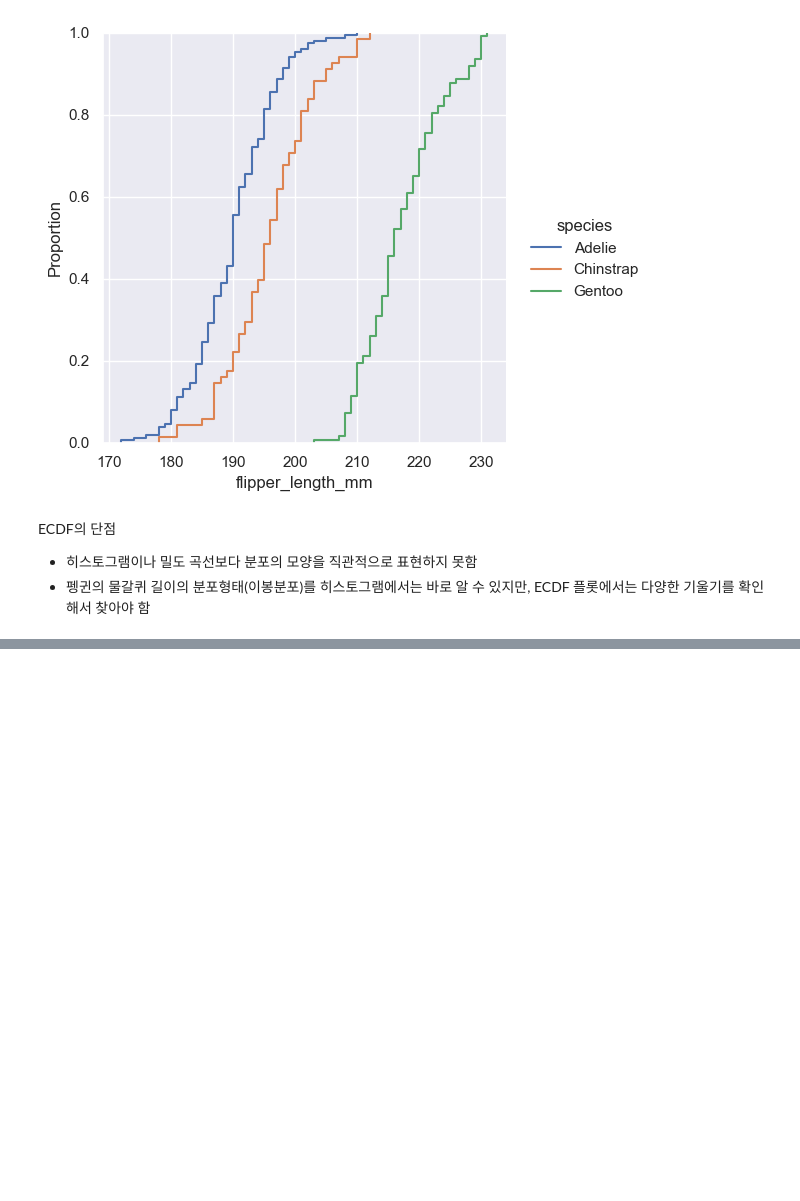
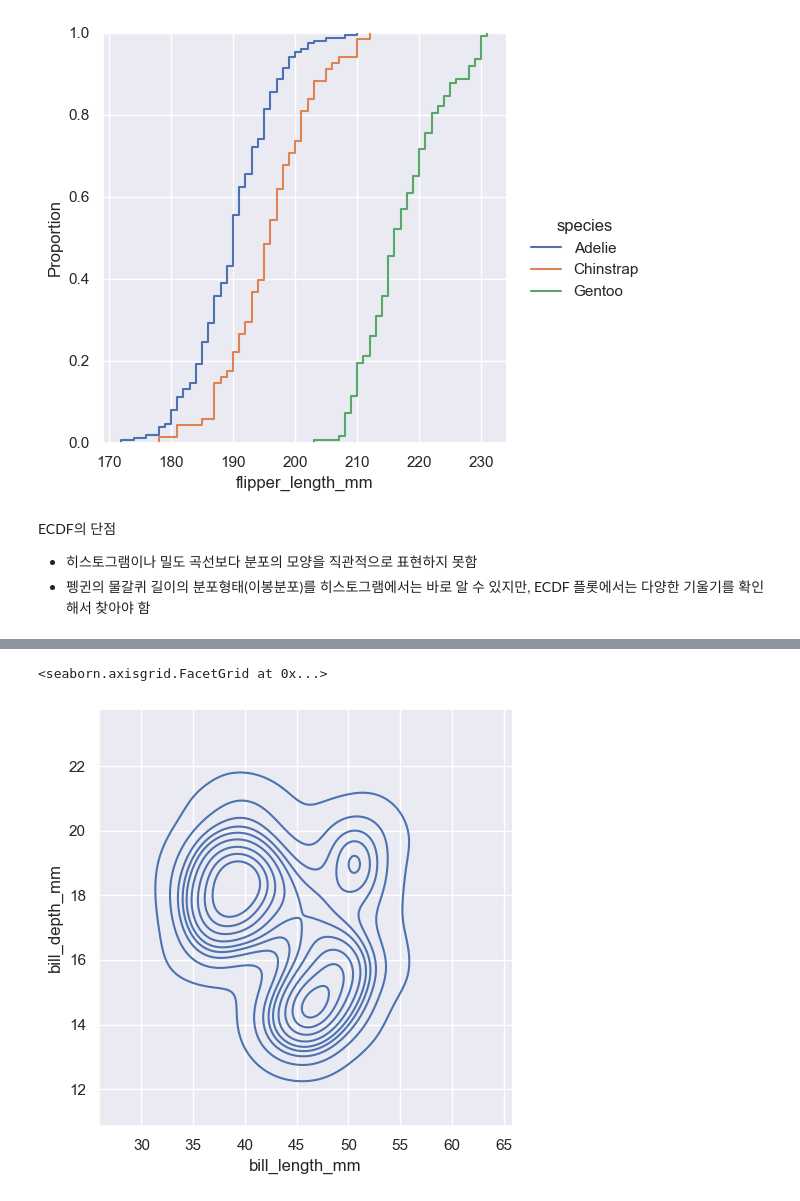
Before and after one commit to jhwn533/Pallet-Town, a Jupyter notebook: Seaborn_Tutorial/Visualizing statistical relationships.ipynb, the cells around one changed output, grey strips where cells are left out. Cells and saved outputs as stored; diff of their text form; code cells hidden in the pictures; blank space fills up the shorter version.

```diff
--- a/Seaborn_Tutorial/Visualizing statistical relationships.ipynb
+++ b/Seaborn_Tutorial/Visualizing statistical relationships.ipynb
@@ -593,0 +603,7 @@ ECDF의 단점
+# %%
+# 이변량 KDE 플롯
+# 2D 가우시안으로 x, y 관측값 생성 > 2D 밀도 윤곽선으로 표현 됨
+sns.displot(penguins, x="bill_length_mm", y="bill_depth_mm", kind="kde")
+# %% [output]
+<seaborn.axisgrid.FacetGrid at 0x...>
+[figure, added]
```
Also changed, not shown: parts of 13 cells of this notebook.
